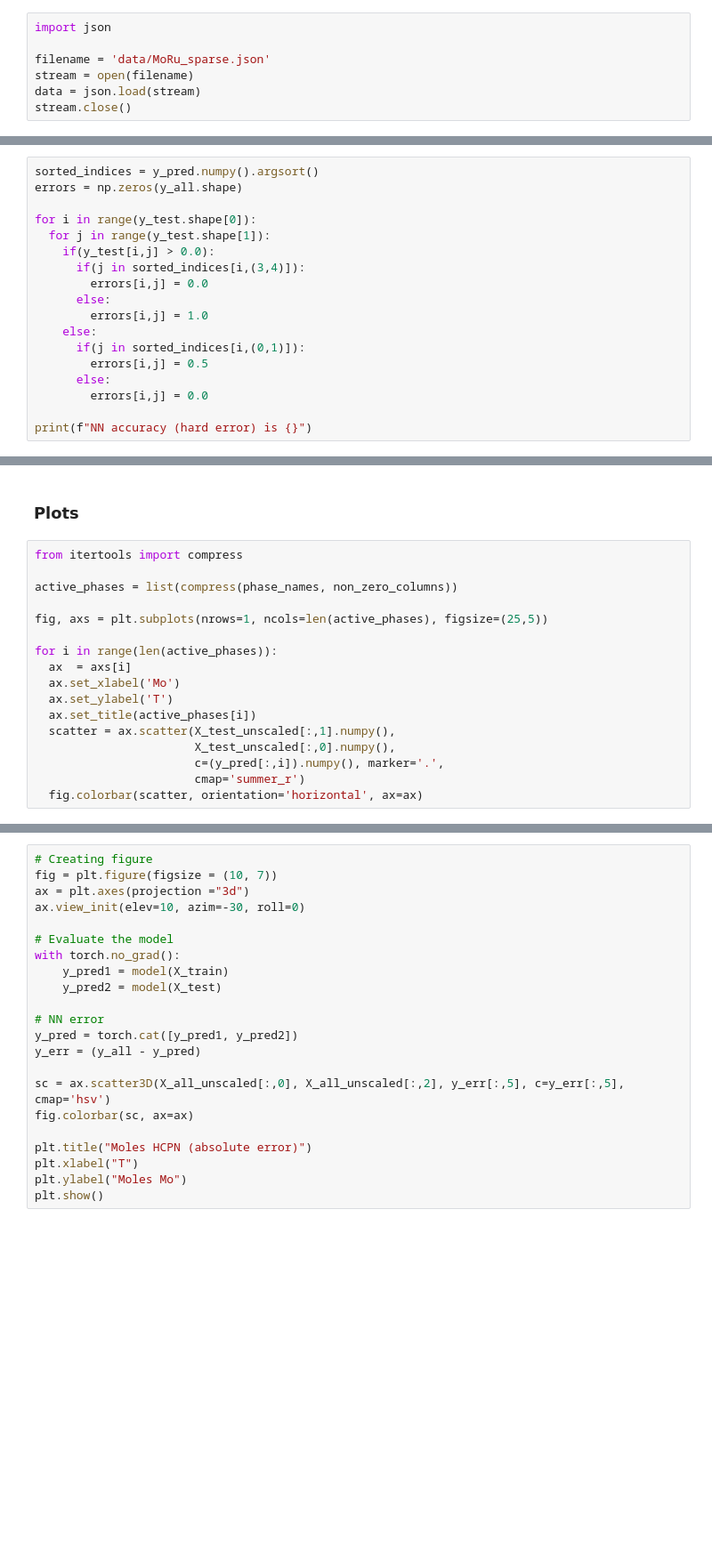
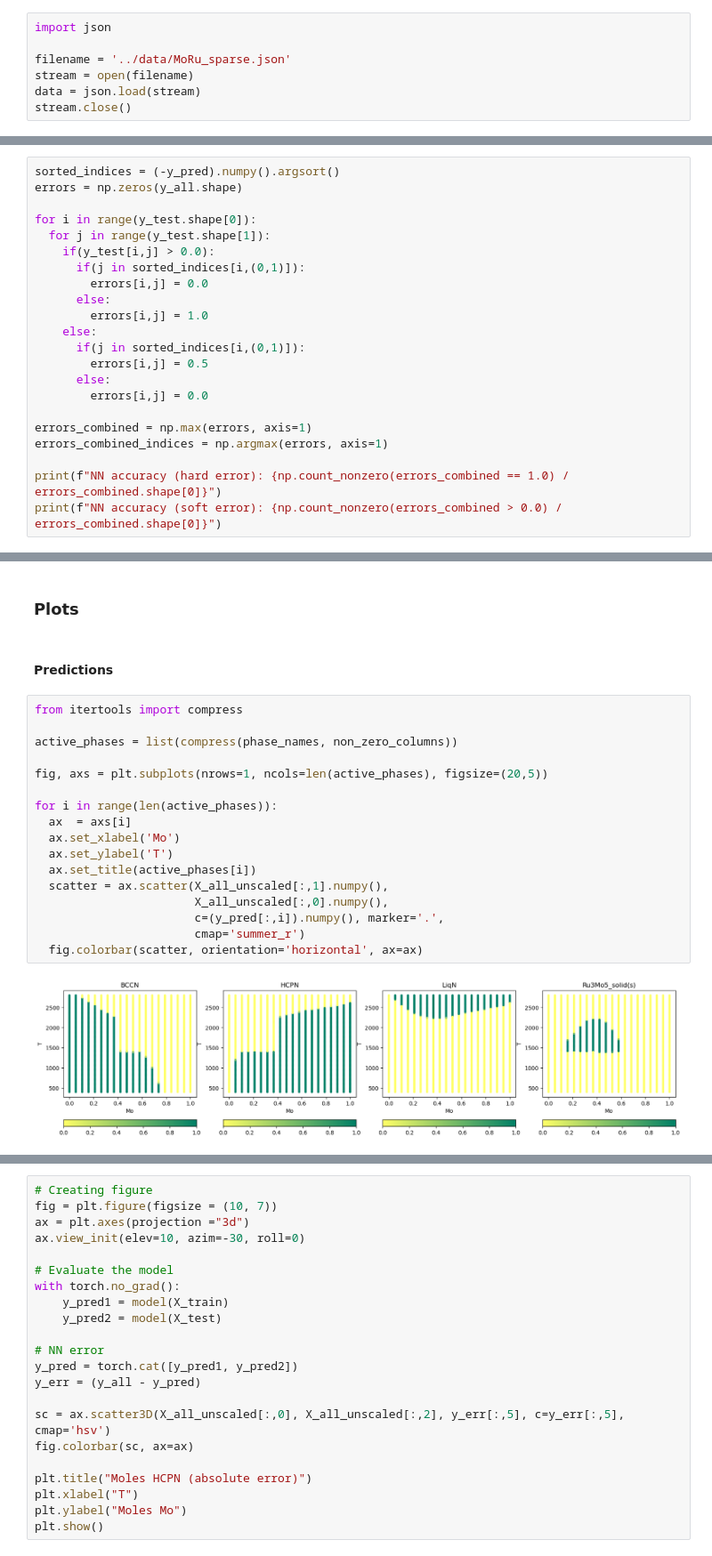
Before and after one commit to parikshitbajpai/wolverine, a Jupyter notebook: examples/nn/MoRu_Multitask.ipynb, the cells around one changed output, grey strips where cells are left out. Shown at 89% size. Cells and saved outputs as stored; diff of their text form; blank space fills up the shorter version.

Commit message:
[WIP] Updated notebooks with better errors

```diff
--- a/examples/nn/MoRu_Multitask.ipynb
+++ b/examples/nn/MoRu_Multitask.ipynb
@@ -11,7 +11,7 @@ from matplotlib import pyplot as plt
 # %%
 import json
 
-filename = 'data/MoRu_sparse.json'
+filename = '../data/MoRu_sparse.json'
 stream = open(filename)
 data = json.load(stream)
 stream.close()
@@ -195,11 +227,11 @@ y_pred.shape
 # %%
-sorted_indices = y_pred.numpy().argsort()
+sorted_indices = (-y_pred).numpy().argsort()
 errors = np.zeros(y_all.shape)
 
 for i in range(y_test.shape[0]):
   for j in range(y_test.shape[1]):
     if(y_test[i,j] > 0.0):
-      if(j in sorted_indices[i,(3,4)]):
+      if(j in sorted_indices[i,(0,1)]):
         errors[i,j] = 0.0
       else:
         errors[i,j] = 1.0
@@ -209,4 +241,8 @@ for i in range(y_test.shape[0]):
       else:
         errors[i,j] = 0.0
 
-print(f"NN accuracy (hard error) is {}")
+errors_combined = np.max(errors, axis=1)
+errors_combined_indices = np.argmax(errors, axis=1)
+
+print(f"NN accuracy (hard error): {np.count_nonzero(errors_combined == 1.0) / errors_combined.shape[0]}")
+print(f"NN accuracy (soft error): {np.count_nonzero(errors_combined > 0.0) / errors_combined.shape[0]}")
@@ -213,22 +252,26 @@ print(f"NN accuracy (hard error) is {}")
 # %% [markdown]
 ### Plots
+# %% [markdown]
+#### Predictions
 # %%
 from itertools import compress
 
 active_phases = list(compress(phase_names, non_zero_columns))
 
-fig, axs = plt.subplots(nrows=1, ncols=len(active_phases), figsize=(25,5))
+fig, axs = plt.subplots(nrows=1, ncols=len(active_phases), figsize=(20,5))
 
 for i in range(len(active_phases)):
   ax  = axs[i]
   ax.set_xlabel('Mo')
   ax.set_ylabel('T')
   ax.set_title(active_phases[i])
-  scatter = ax.scatter(X_test_unscaled[:,1].numpy(),
-                       X_test_unscaled[:,0].numpy(),
+  scatter = ax.scatter(X_all_unscaled[:,1].numpy(),
+                       X_all_unscaled[:,0].numpy(),
                        c=(y_pred[:,i]).numpy(), marker='.',
                        cmap='summer_r')
   fig.colorbar(scatter, orientation='horizontal', ax=ax)
+# %% [output]
+[figure, added]
 # %%
 # Creating figure
 fig = plt.figure(figsize = (10, 7))
```
Also changed, not shown: parts of 10 cells of this notebook, 1 other file.
